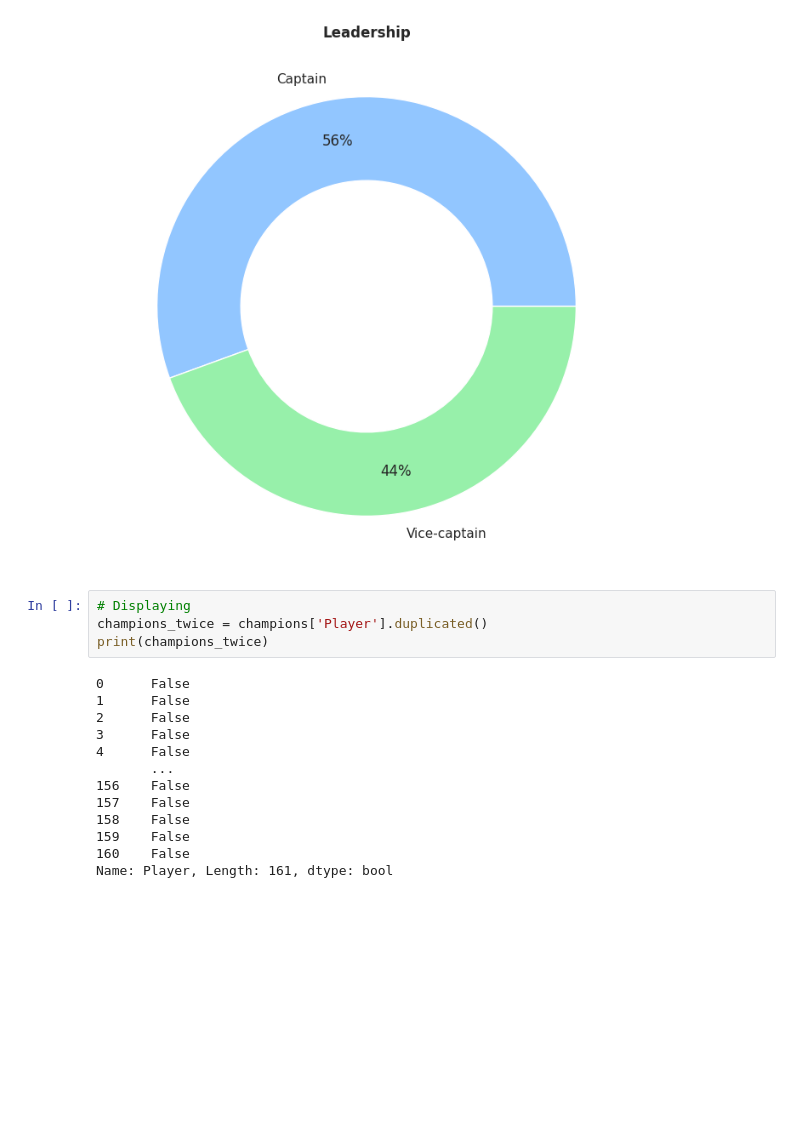
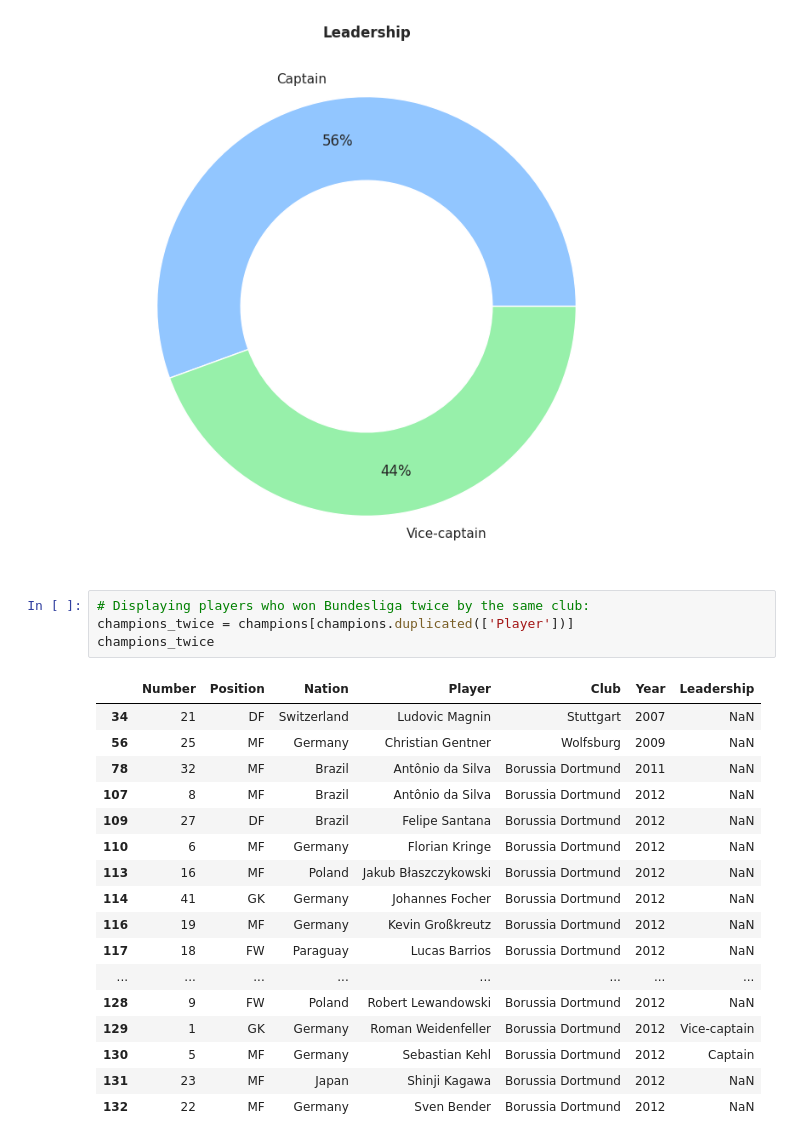
Before and after one commit to guilhermelaviola/GoalAnalysis, a Jupyter notebook: NonBayernBundesligaChampionsList.ipynb, the cells around one changed output. Drawn from its saved outputs; the diff is of its cells as text; blank space fills up the shorter version.

Commit message:
I added the duplicated() function to filter the players who won Bundesliga twice.

```diff
--- a/NonBayernBundesligaChampionsList.ipynb
+++ b/NonBayernBundesligaChampionsList.ipynb
@@ -99,19 +99,24 @@ plt.show()
 # %% [output]
 [figure]
 # %%
-# Displaying
-champions_twice = champions['Player'].duplicated()
-print(champions_twice)
+# Displaying players who won Bundesliga twice by the same club:
+champions_twice = champions[champions.duplicated(['Player'])]
+champions_twice
 # %% [output]
-0      False
-1      False
-2      False
-3      False
-4      False
-       ...
-156    False
-157    False
-158    False
-159    False
-160    False
-Name: Player, Length: 161, dtype: bool
+|  | Number | Position | Nation | Player | Club | Year | Leadership |
+| 34 | 21 | DF | Switzerland | Ludovic Magnin | Stuttgart | 2007 | NaN |
+| 56 | 25 | MF | Germany | Christian Gentner | Wolfsburg | 2009 | NaN |
+| 78 | 32 | MF | Brazil | Antônio da Silva | Borussia Dortmund | 2011 | NaN |
+| 107 | 8 | MF | Brazil | Antônio da Silva | Borussia Dortmund | 2012 | NaN |
+| 109 | 27 | DF | Brazil | Felipe Santana | Borussia Dortmund | 2012 | NaN |
+| 110 | 6 | MF | Germany | Florian Kringe | Borussia Dortmund | 2012 | NaN |
+| 113 | 16 | MF | Poland | Jakub Błaszczykowski | Borussia Dortmund | 2012 | NaN |
+| 114 | 41 | GK | Germany | Johannes Focher | Borussia Dortmund | 2012 | NaN |
+| 116 | 19 | MF | Germany | Kevin Großkreutz | Borussia Dortmund | 2012 | NaN |
+| 117 | 18 | FW | Paraguay | Lucas Barrios | Borussia Dortmund | 2012 | NaN |
+| ... | ... | ... | ... | ... | ... | ... | ... |
+| 128 | 9 | FW | Poland | Robert Lewandowski | Borussia Dortmund | 2012 | NaN |
+| 129 | 1 | GK | Germany | Roman Weidenfeller | Borussia Dortmund | 2012 | Vice-captain |
+| 130 | 5 | MF | Germany | Sebastian Kehl | Borussia Dortmund | 2012 | Captain |
+| 131 | 23 | MF | Japan | Shinji Kagawa | Borussia Dortmund | 2012 | NaN |
+| 132 | 22 | MF | Germany | Sven Bender | Borussia Dortmund | 2012 | NaN |
```
Also changed, not shown: parts of 4 cells of this notebook.
